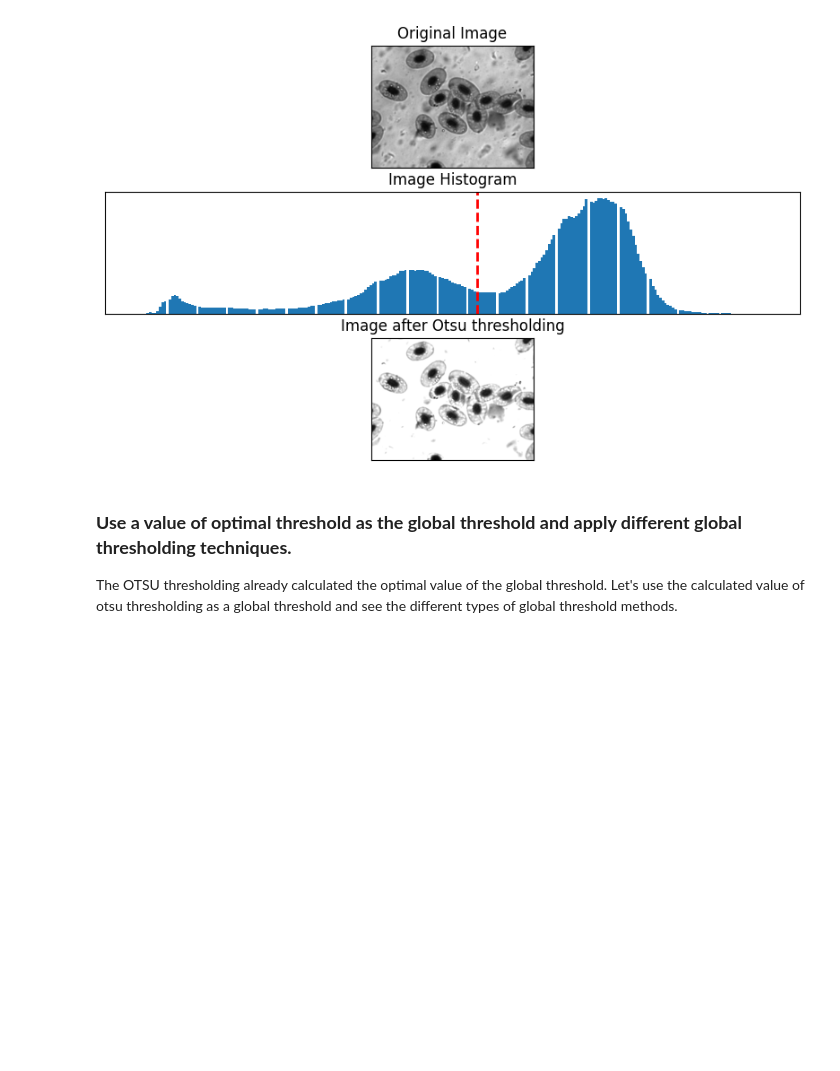
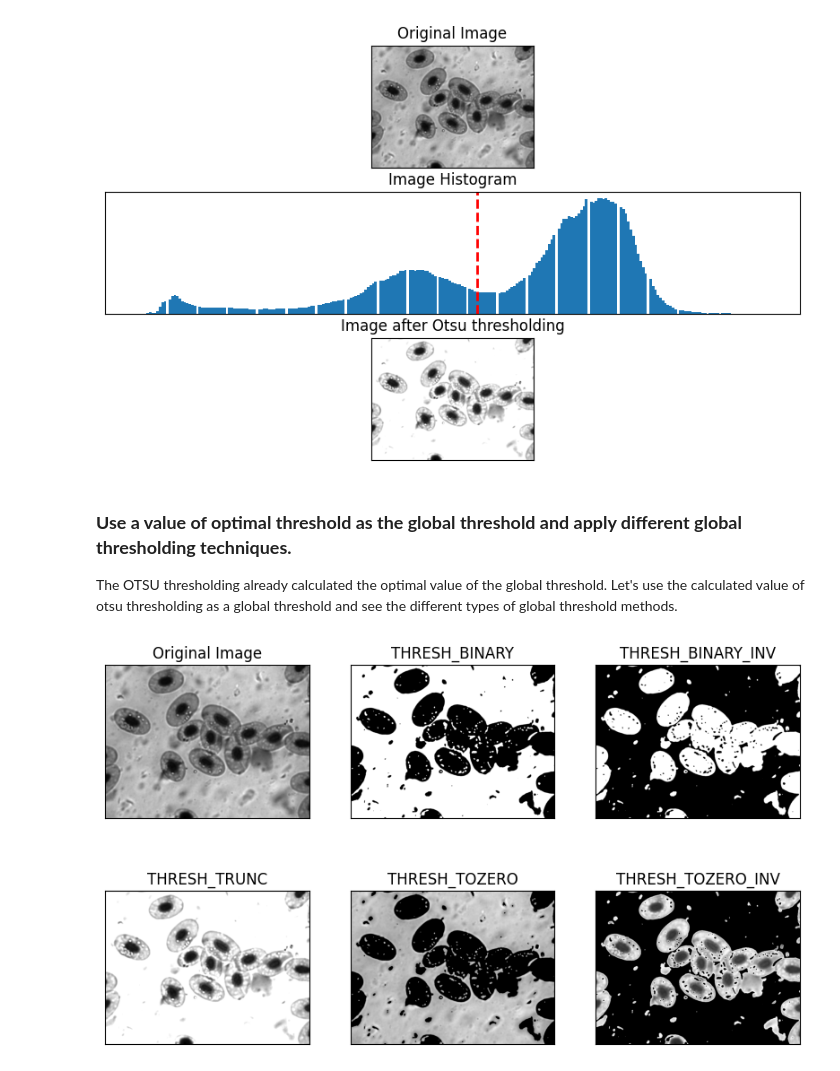
Before and after one commit to Sanjitatiwari/CV, a Jupyter notebook: Thresholdin.ipynb, the cells around one changed output. Drawn from its saved outputs; the diff is of its cells as text; code cells hidden in the pictures; blank space fills up the shorter version.

```diff
--- a/Thresholdin.ipynb
+++ b/Thresholdin.ipynb
@@ -169,3 +169,12 @@ plt.show()
 # %% [markdown]
 ### __Use a value of optimal threshold as the global threshold and apply different global thresholding techniques.__
 The OTSU thresholding already calculated the optimal value of the global threshold. Let's use the calculated value of otsu thresholding as a global threshold and see the different types of global threshold methods.
+# %%
+optimal_threshold = int(optimal_threshold)
+
+# Applying different thresholding techniques
+th_bin, THRESH_BINARY = cv2.threshold(blured_gray_image, optimal_threshold, 255, cv2.THRESH_BINARY)
+th_bin_inv, THRESH_BINARY_INV = cv2.threshold(blured_gray_image, optimal_threshold, 255, cv2.THRESH_BINARY_INV)
+th_trunc, THRESH_TRUNC = cv2.threshold(blured_gray_image, optimal_threshold, 255, cv2.THRESH_TRUNC)
+th_zero, THRESH_TOZERO = cv2.threshold(blured_gray_image, optimal_threshold, 255, cv2.THRESH_TOZERO)
+th_zero_inv, THRESH_TOZERO_INV = cv2.threshold(blured_gray_image, optimal_threshold, 255, cv2.THRESH_TOZERO_INV)
@@ -171,0 +193,16 @@ The OTSU thresholding already calculated the optimal value of the global thresho
+# %%
+# Titles and images for display
+titles = ['Original Image','THRESH_BINARY','THRESH_BINARY_INV','THRESH_TRUNC','THRESH_TOZERO','THRESH_TOZERO_INV']
+images = [blured_gray_image, THRESH_BINARY, THRESH_BINARY_INV, THRESH_TRUNC, THRESH_TOZERO, THRESH_TOZERO_INV]
+# %%
+# Plotting the images
+plt.figure(figsize=(10,6))
+for i in range(6):
+    plt.subplot(2, 3, i+1)
+    plt.imshow(images[i], cmap='gray')
+    plt.title(titles[i])
+    plt.xticks([]), plt.yticks([])
+
+plt.show()
+# %% [output]
+[figure, added]
```
Also changed, not shown: parts of 1 cell of this notebook.
